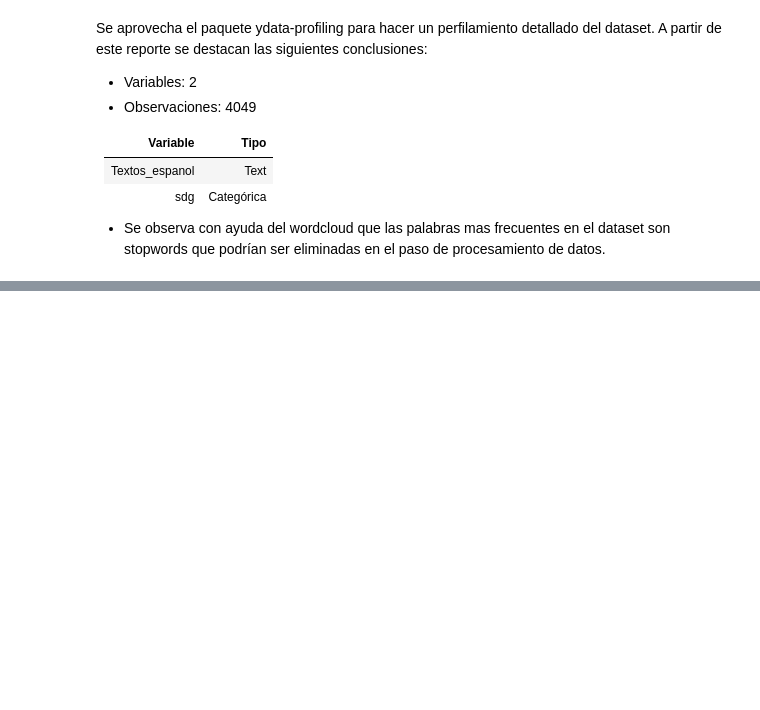
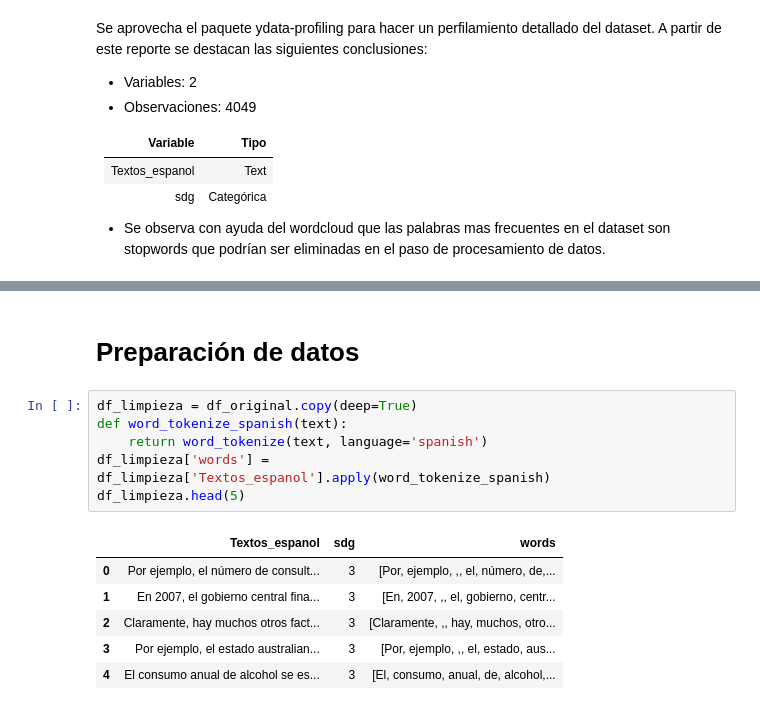
Before and after one commit to Danielfts/BI_PROY1_2402, a Jupyter notebook: Proyecto 1/Etapa 1/Modelo_A/modelo_a.ipynb, the cells around one changed output, grey strips where cells are left out. Cells and saved outputs as stored; diff of their text form; blank space fills up the shorter version.

```diff
--- a/Proyecto 1/Etapa 1/Modelo_A/modelo_a.ipynb
+++ b/Proyecto 1/Etapa 1/Modelo_A/modelo_a.ipynb
@@ -117,3 +129,18 @@ profile = ProfileReport(df_original, title="Profiling Report")
 profile
 # %% [output]
 [interactive output not drawn]
+# %% [markdown]
+# Preparación de datos
+# %%
+df_limpieza = df_original.copy(deep=True)
+def word_tokenize_spanish(text):
+    return word_tokenize(text, language='spanish')
+df_limpieza['words'] = df_limpieza['Textos_espanol'].apply(word_tokenize_spanish)
+df_limpieza.head(5)
+# %% [output]
+|  | Textos_espanol | sdg | words |
+| 0 | Por ejemplo, el número de consult... | 3 | [Por, ejemplo, ,, el, número, de,... |
+| 1 | En 2007, el gobierno central fina... | 3 | [En, 2007, ,, el, gobierno, centr... |
+| 2 | Claramente, hay muchos otros fact... | 3 | [Claramente, ,, hay, muchos, otro... |
+| 3 | Por ejemplo, el estado australian... | 3 | [Por, ejemplo, ,, el, estado, aus... |
+| 4 | El consumo anual de alcohol se es... | 3 | [El, consumo, anual, de, alcohol,... |
```
Also changed, not shown: parts of 8 cells of this notebook.
